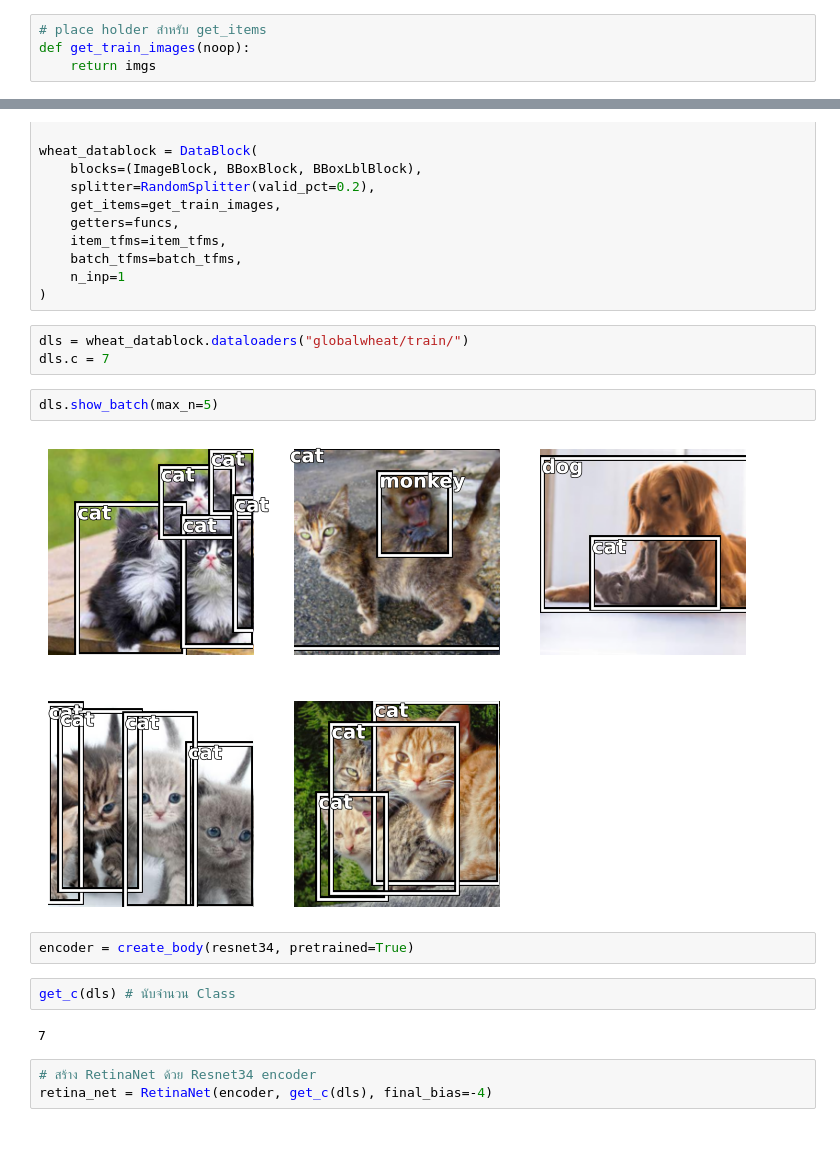
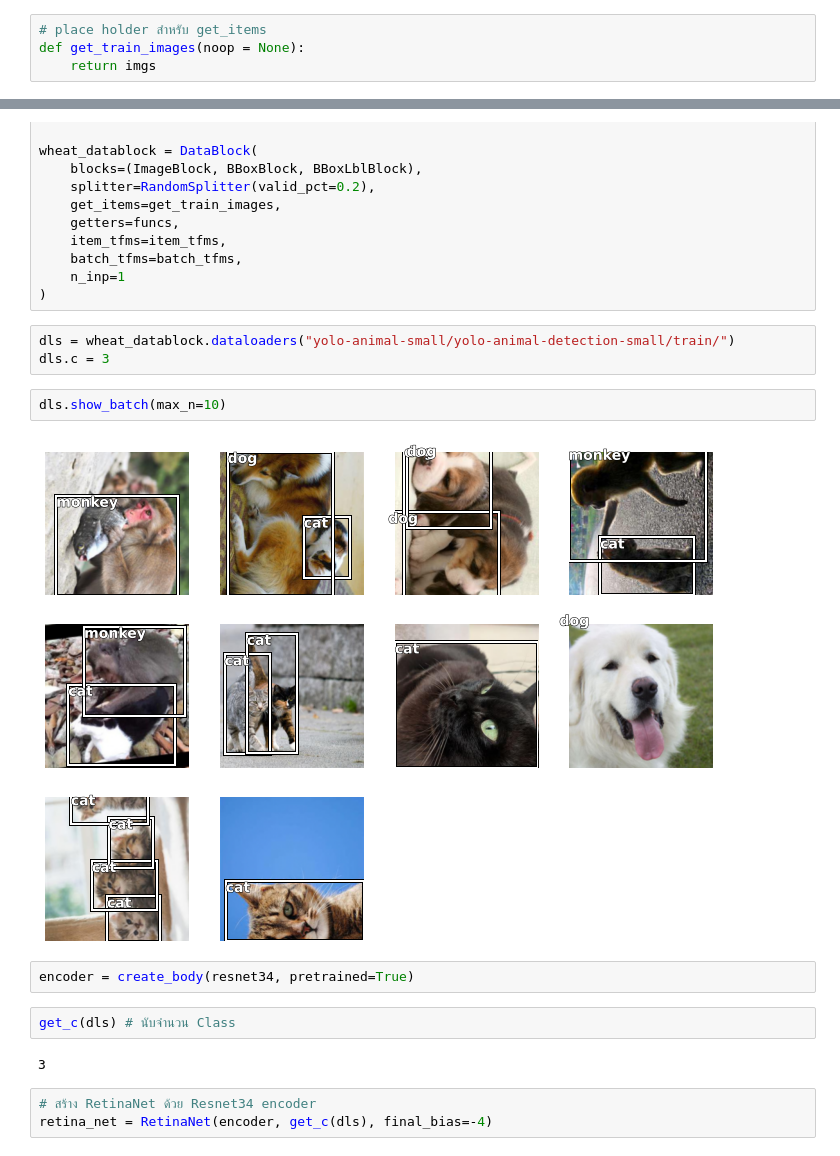
Before and after one commit to ai-builders/curriculum, a Jupyter notebook: notebooks/05v_object_detection.ipynb, the cells around one changed output, grey strips where cells are left out. Saved outputs shown, nothing was run; the diff lists cells and outputs as text.

Commit message:
Update object detection notebook

```diff
--- a/notebooks/05v_object_detection.ipynb
+++ b/notebooks/05v_object_detection.ipynb
@@ -111,5 +134,5 @@ imgs, label_bbox = get_annotations("yolo-animal-small/coco_format.json")
 img2bbox = dict(zip(imgs, label_bbox))
 # %%
 # place holder สำหรับ get_items
-def get_train_images(noop):
+def get_train_images(noop = None):
     return imgs
@@ -128,18 +153,18 @@ wheat_datablock = DataBlock(
     n_inp=1
 )
 # %%
-dls = wheat_datablock.dataloaders("globalwheat/train/")
-dls.c = 7
+dls = wheat_datablock.dataloaders("yolo-animal-small/yolo-animal-detection-small/train/")
+dls.c = 3
 # %%
-dls.show_batch(max_n=5)
+dls.show_batch(max_n=10)
 # %% [output]
-[figure, old version]
+[figure, new version]
 # %%
 encoder = create_body(resnet34, pretrained=True)
 # %%
 get_c(dls) # นับจำนวน Class
 # %% [output]
-7
+3
 # %%
 # สร้าง RetinaNet ด้วย Resnet34 encoder
 retina_net = RetinaNet(encoder, get_c(dls), final_bias=-4)
```
Also changed, not shown: parts of 23 cells of this notebook.
